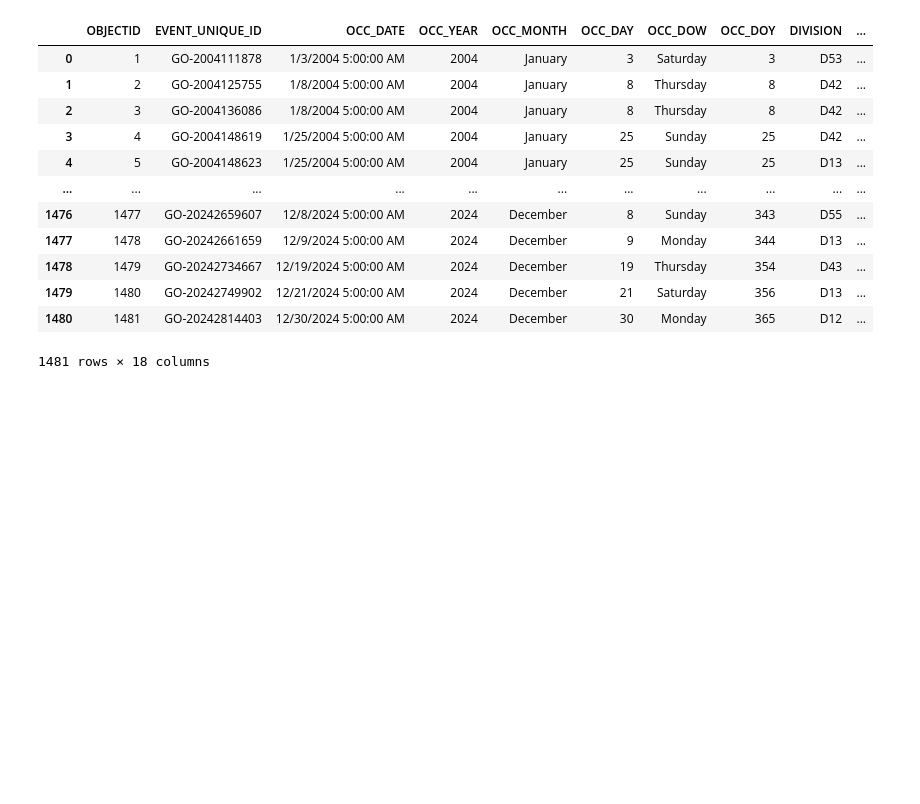
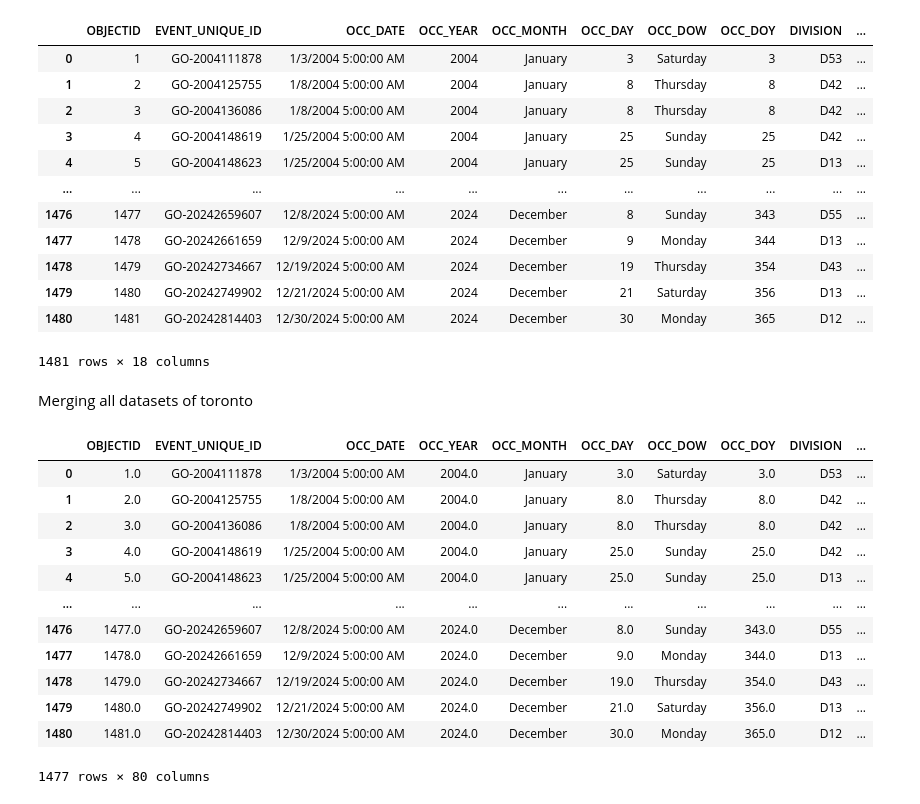
Before and after one commit to riggedjoker/CrimeAnalysis_Canada_Project, a Jupyter notebook: jupyter-notebook/crime_analysis.ipynb, the cells around one changed output. Saved outputs shown, nothing was run; the diff lists cells and outputs as text; code cells hidden in the pictures; blank space fills up the shorter version.

```diff
--- a/jupyter-notebook/crime_analysis.ipynb
+++ b/jupyter-notebook/crime_analysis.ipynb
@@ -72,3 +72,22 @@ tor_homicides
 | 1479 | 1480 | GO-20242749902 | 12/21/2024 5:00:00 AM | 2024 | December | 21 | Saturday | 356 | D13 | ... |
 | 1480 | 1481 | GO-20242814403 | 12/30/2024 5:00:00 AM | 2024 | December | 30 | Monday | 365 | D12 | ... |
 1481 rows × 18 columns
+# %% [markdown]
+Merging all datasets of toronto
+# %%
+toronto_merged_data = pd.concat([tor_homicides, tor_assault_datasets, tor_break_and_enter], axis=1)
+toronto_merged_data.dropna()
+# %% [output]
+|  | OBJECTID | EVENT_UNIQUE_ID | OCC_DATE | OCC_YEAR | OCC_MONTH | OCC_DAY | OCC_DOW | OCC_DOY | DIVISION | ... |
+| 0 | 1.0 | GO-2004111878 | 1/3/2004 5:00:00 AM | 2004.0 | January | 3.0 | Saturday | 3.0 | D53 | ... |
+| 1 | 2.0 | GO-2004125755 | 1/8/2004 5:00:00 AM | 2004.0 | January | 8.0 | Thursday | 8.0 | D42 | ... |
+| 2 | 3.0 | GO-2004136086 | 1/8/2004 5:00:00 AM | 2004.0 | January | 8.0 | Thursday | 8.0 | D42 | ... |
+| 3 | 4.0 | GO-2004148619 | 1/25/2004 5:00:00 AM | 2004.0 | January | 25.0 | Sunday | 25.0 | D42 | ... |
+| 4 | 5.0 | GO-2004148623 | 1/25/2004 5:00:00 AM | 2004.0 | January | 25.0 | Sunday | 25.0 | D13 | ... |
+| ... | ... | ... | ... | ... | ... | ... | ... | ... | ... | ... |
+| 1476 | 1477.0 | GO-20242659607 | 12/8/2024 5:00:00 AM | 2024.0 | December | 8.0 | Sunday | 343.0 | D55 | ... |
+| 1477 | 1478.0 | GO-20242661659 | 12/9/2024 5:00:00 AM | 2024.0 | December | 9.0 | Monday | 344.0 | D13 | ... |
+| 1478 | 1479.0 | GO-20242734667 | 12/19/2024 5:00:00 AM | 2024.0 | December | 19.0 | Thursday | 354.0 | D43 | ... |
+| 1479 | 1480.0 | GO-20242749902 | 12/21/2024 5:00:00 AM | 2024.0 | December | 21.0 | Saturday | 356.0 | D13 | ... |
+| 1480 | 1481.0 | GO-20242814403 | 12/30/2024 5:00:00 AM | 2024.0 | December | 30.0 | Monday | 365.0 | D12 | ... |
+1477 rows × 80 columns
```
